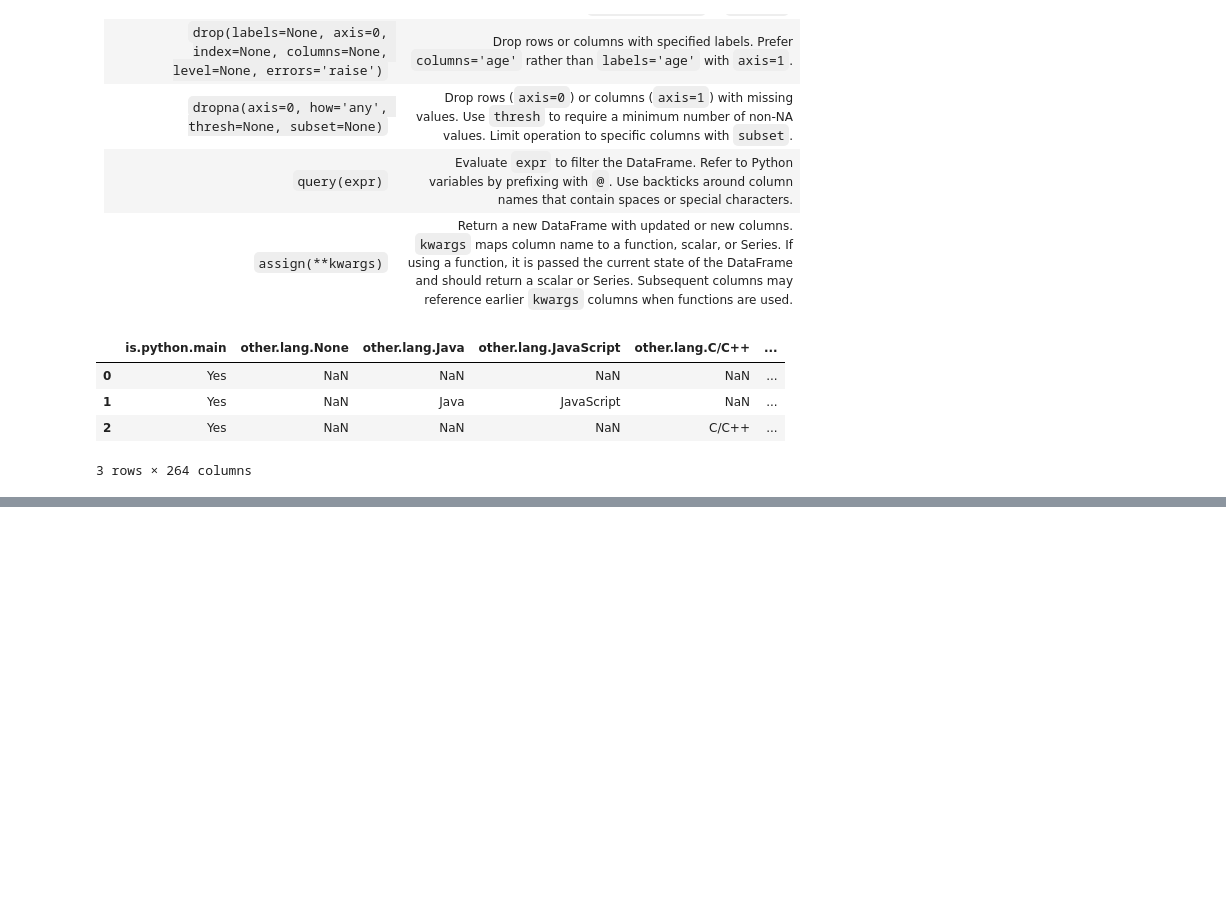
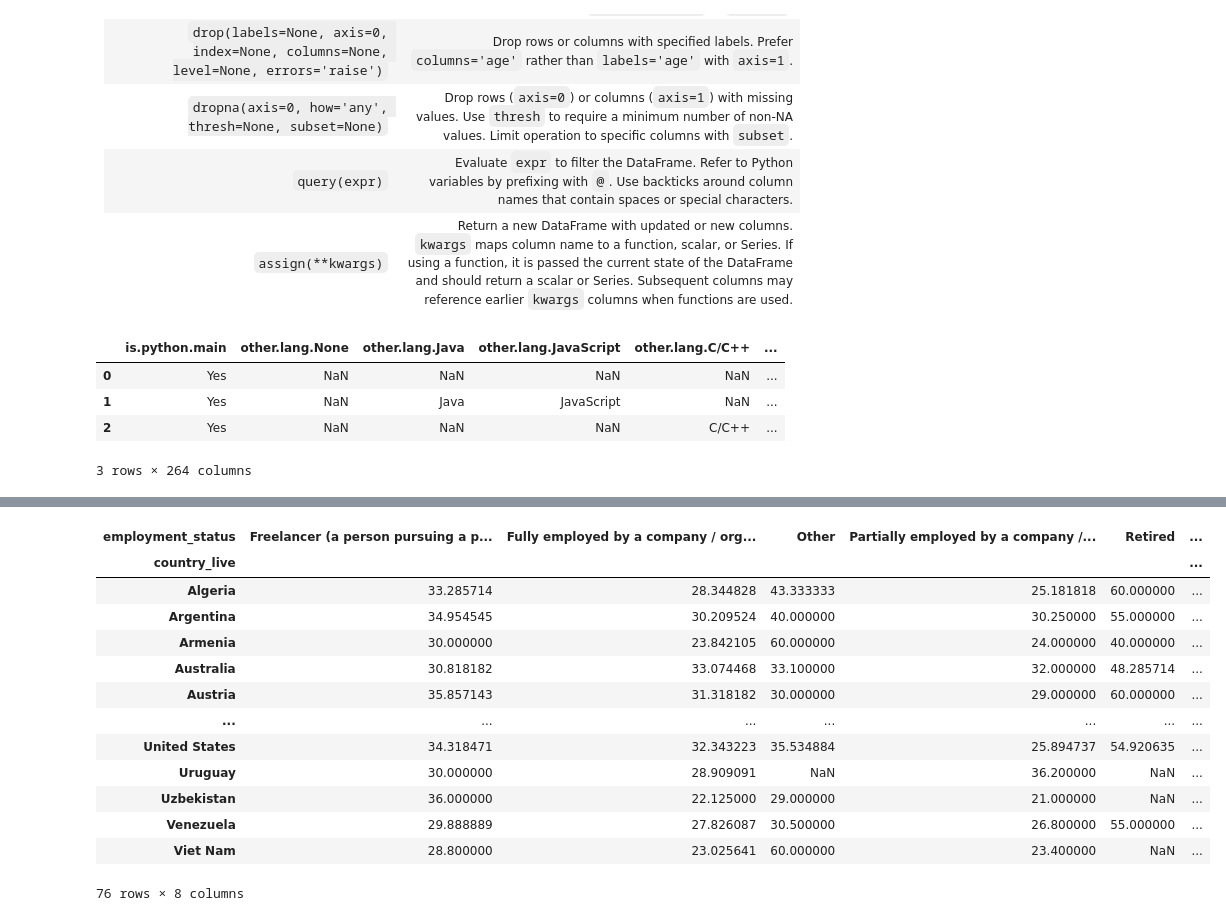
Before and after one commit to jeremyxtmeng/learning-pandas-plotting, a Jupyter notebook: learning_6_pandas_dataframe.ipynb, the cells around one changed output, grey strips where cells are left out. Drawn from its saved outputs; the diff is of its cells as text; code cells hidden in the pictures; blank space fills up the shorter version.

```diff
--- a/learning_6_pandas_dataframe.ipynb
+++ b/learning_6_pandas_dataframe.ipynb
@@ -507,0 +1232,6 @@ jb.head(3)
+# %%
+import pandas as pd
+url = 'https://github.com/mattharrison/datasets/raw/master/data/'\
+ '2020-jetbrains-python-survey.csv'
+jb = pd.read_csv(url, dtype_backend='pyarrow')
+jb.filter(like='job.role')
@@ -507,0 +1407,17 @@ jb.head(3)
+# %%
+jb2.pivot_table(index='country_live', columns='employment_status',values='age', aggfunc='mean')
+# %% [output]
+| employment_status | Freelancer (a person pursuing a p... | Fully employed by a company / org... | Other | Partially employed by a company /... | Retired | ... |
+| country_live |  |  |  |  |  | ... |
+| Algeria | 33.285714 | 28.344828 | 43.333333 | 25.181818 | 60.000000 | ... |
+| Argentina | 34.954545 | 30.209524 | 40.000000 | 30.250000 | 55.000000 | ... |
+| Armenia | 30.000000 | 23.842105 | 60.000000 | 24.000000 | 40.000000 | ... |
+| Australia | 30.818182 | 33.074468 | 33.100000 | 32.000000 | 48.285714 | ... |
+| Austria | 35.857143 | 31.318182 | 30.000000 | 29.000000 | 60.000000 | ... |
+| ... | ... | ... | ... | ... | ... | ... |
+| United States | 34.318471 | 32.343223 | 35.534884 | 25.894737 | 54.920635 | ... |
+| Uruguay | 30.000000 | 28.909091 | NaN | 36.200000 | NaN | ... |
+| Uzbekistan | 36.000000 | 22.125000 | 29.000000 | 21.000000 | NaN | ... |
+| Venezuela | 29.888889 | 27.826087 | 30.500000 | 26.800000 | 55.000000 | ... |
+| Viet Nam | 28.800000 | 23.025641 | 60.000000 | 23.400000 | NaN | ... |
+76 rows × 8 columns
```
Also changed, not shown: parts of 79 cells of this notebook, 1 other file.
